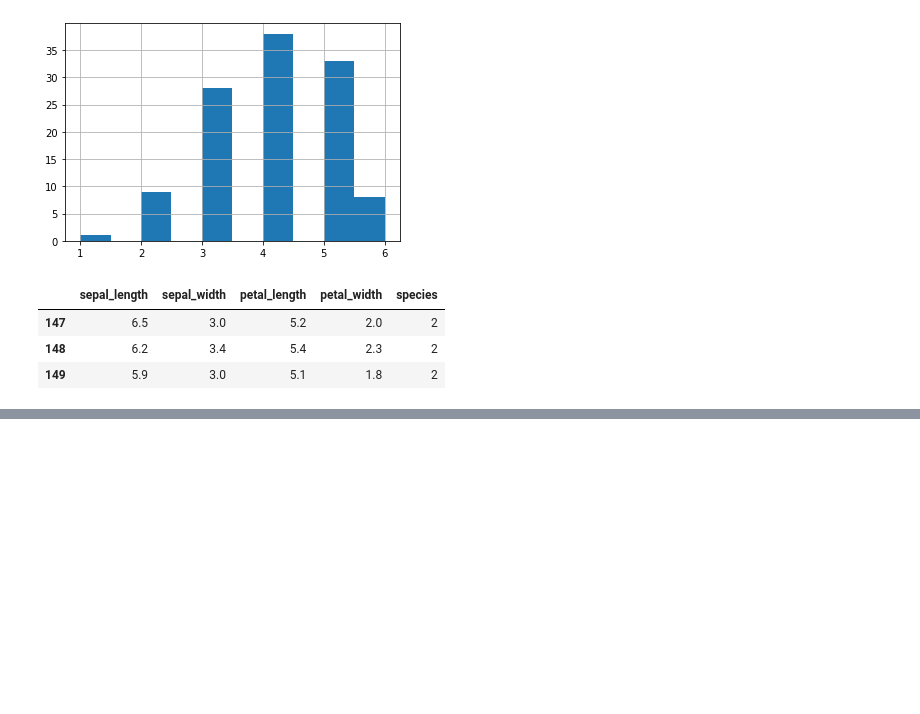
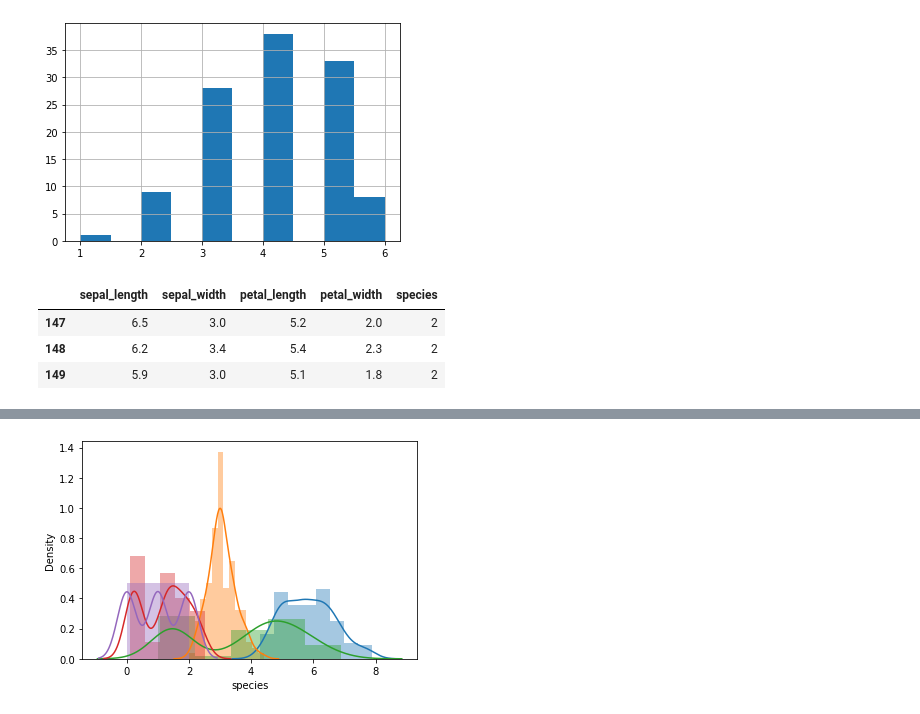
Before and after one commit to anatolii-kandiuk/research_students_df, a Jupyter notebook: research_df.ipynb, the cells around one changed output, grey strips where cells are left out. Saved outputs shown, nothing was run; the diff lists cells and outputs as text; code cells hidden in the pictures; blank space fills up the shorter version.

```diff
--- a/research_df.ipynb
+++ b/research_df.ipynb
@@ -377,0 +355,5 @@ array([[<matplotlib.axes._subplots.AxesSubplot object at 0x...>,
+# %%
+for i in iris_df.columns:
+    sns.distplot(iris_df[i])
+# %% [output]
+[figure, added]
```
Also changed, not shown: parts of 7 cells of this notebook.
